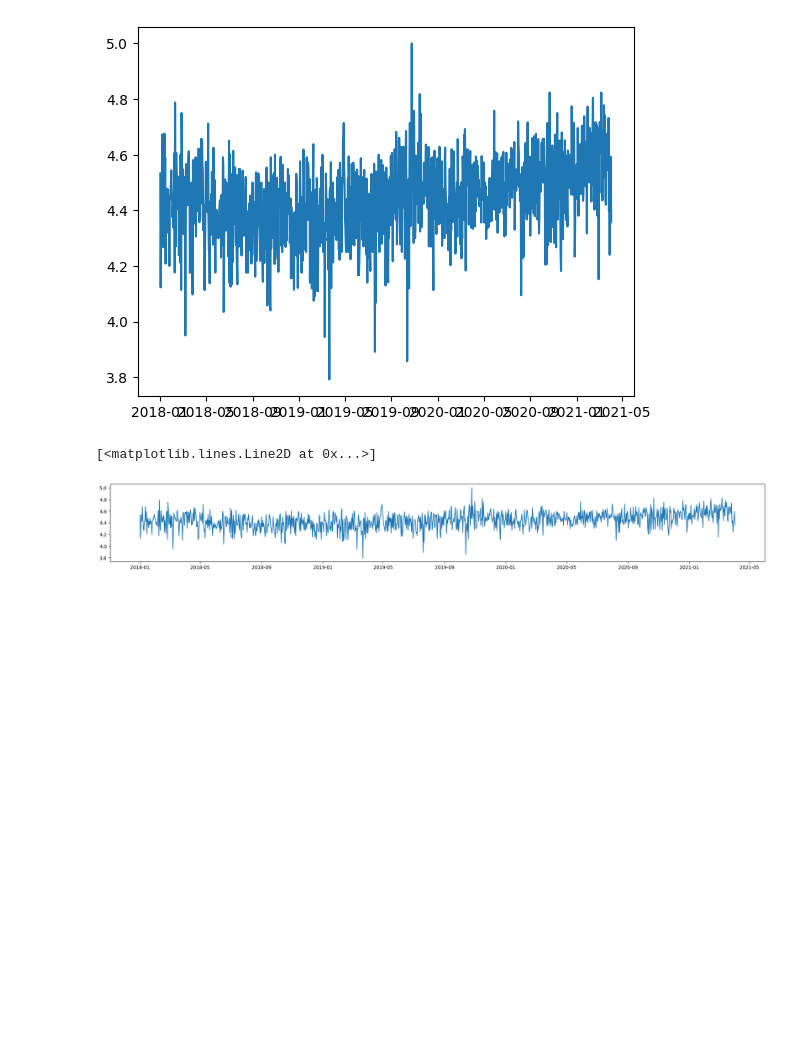
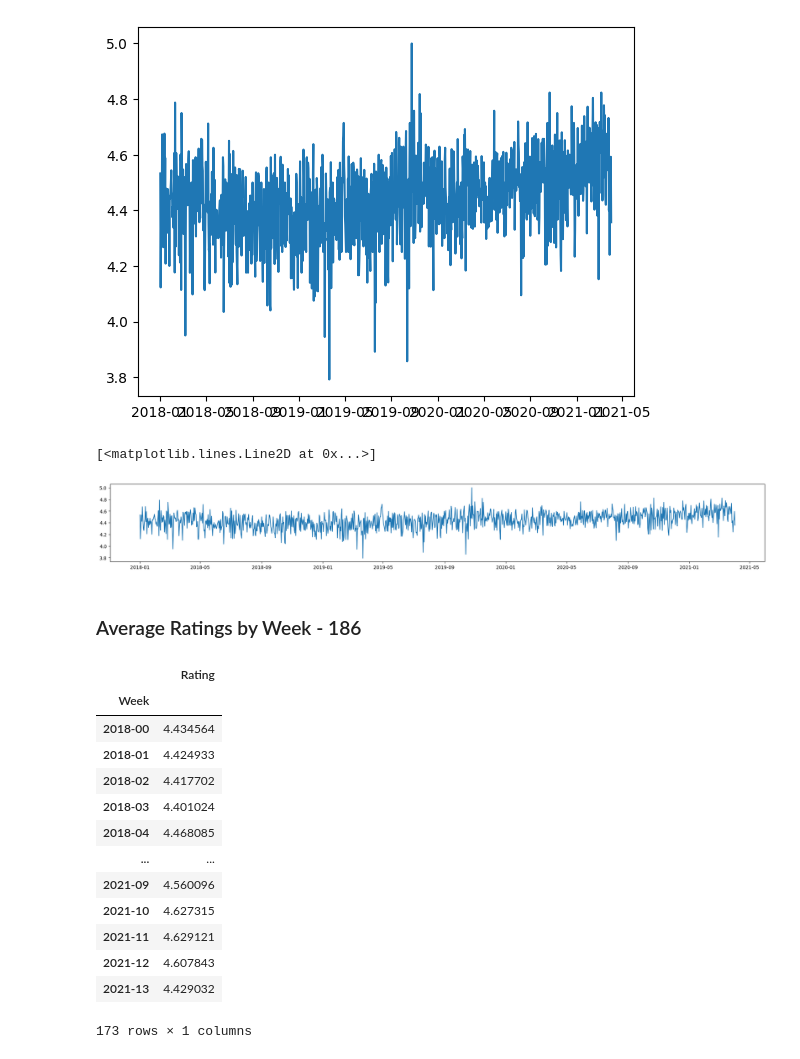
Before and after one commit to VicenteCorts/Learning_Python, a Jupyter notebook: Clase185.ipynb, the cells around one changed output. Cells and saved outputs as stored; diff of their text form; code cells hidden in the pictures; blank space fills up the shorter version.

```diff
--- a/Clase185.ipynb
+++ b/Clase185.ipynb
@@ -62,3 +62,25 @@ plt.plot(day_average.index, day_average['Rating'])
 # %% [output]
 [<matplotlib.lines.Line2D at 0x...>]
 [figure]
+# %% [markdown]
+### Average Ratings by Week - 186
+# %%
+data['Week'] = data['Timestamp'].dt.strftime('%Y-%U') # String from time (strftime)
+week_average=data.groupby(['Week']).mean(numeric_only=True)
+# o también--> week_average=data.groupby(['Week'])['Rating'].mean()
+week_average
+# %% [output]
+|  | Rating |
+| Week |  |
+| 2018-00 | 4.434564 |
+| 2018-01 | 4.424933 |
+| 2018-02 | 4.417702 |
+| 2018-03 | 4.401024 |
+| 2018-04 | 4.468085 |
+| ... | ... |
+| 2021-09 | 4.560096 |
+| 2021-10 | 4.627315 |
+| 2021-11 | 4.629121 |
+| 2021-12 | 4.607843 |
+| 2021-13 | 4.429032 |
+173 rows × 1 columns
```
Also changed, not shown: parts of 2 cells of this notebook, 1 other file.
